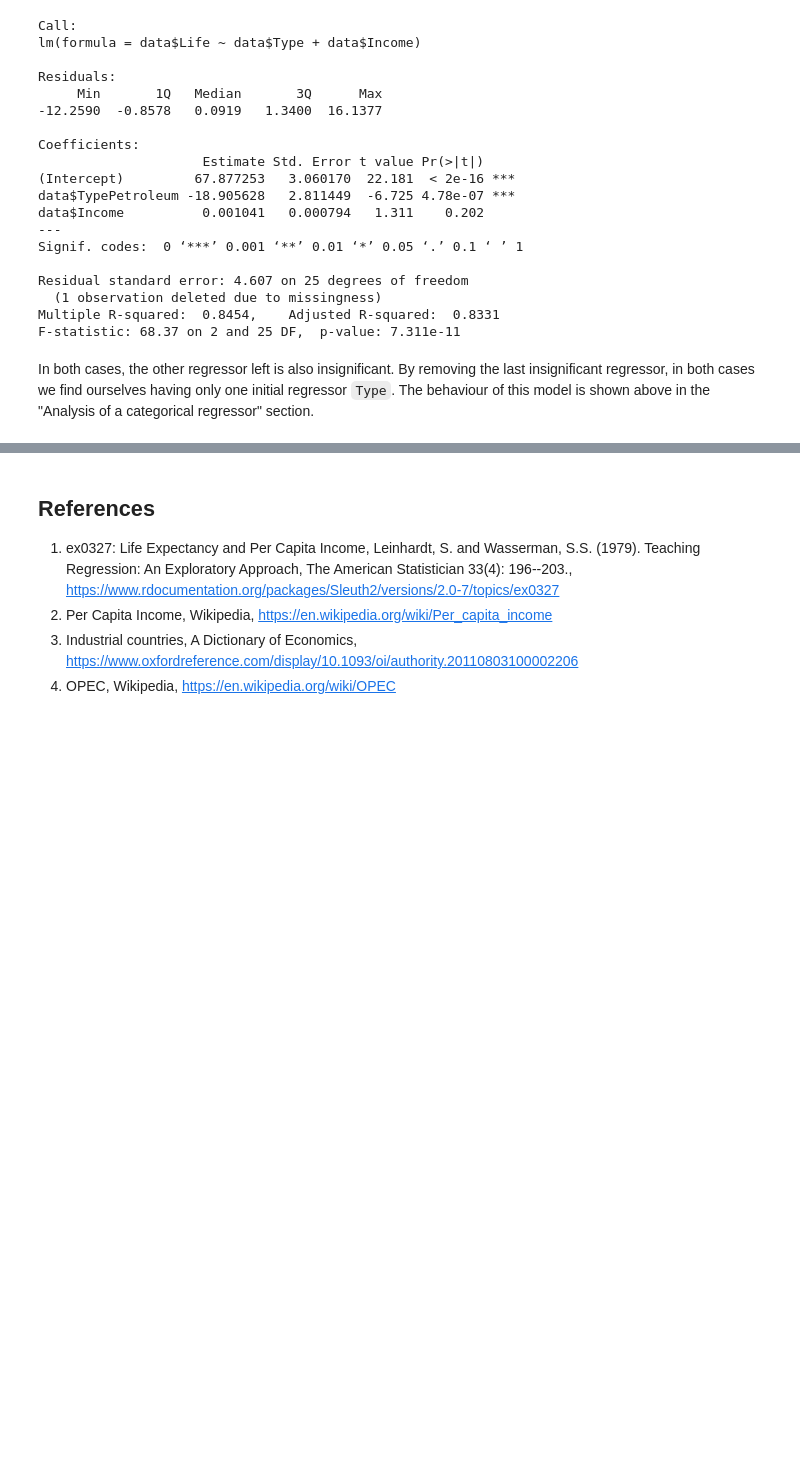
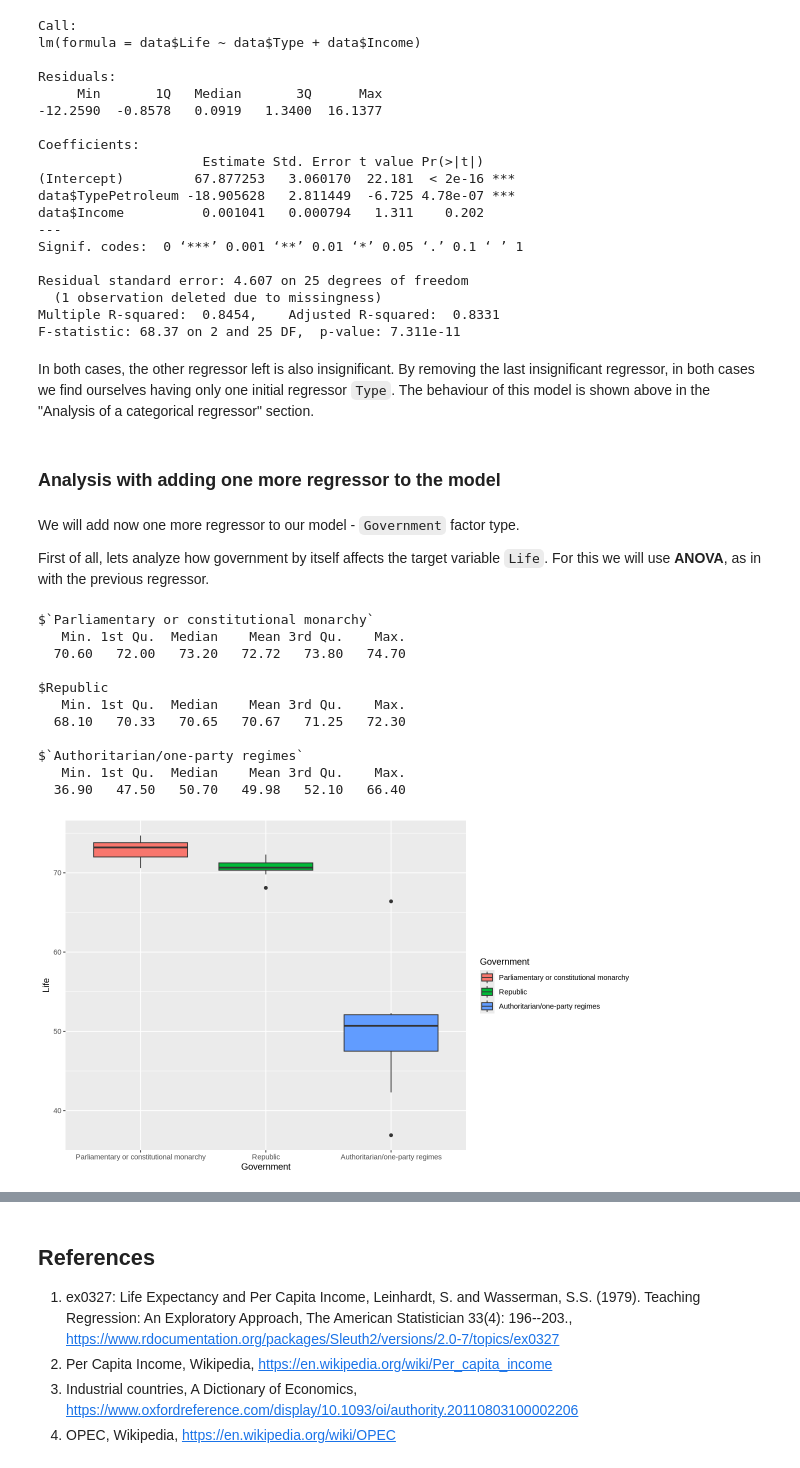
Before and after one commit to nickobard/eurostat-datasets-analysis, a Jupyter notebook: sem-2/semestral-work.ipynb, the cells around one changed output, grey strips where cells are left out. Drawn from its saved outputs; the diff is of its cells as text; code cells hidden in the pictures; blank space fills up the shorter version.

```diff
--- a/sem-2/semestral-work.ipynb
+++ b/sem-2/semestral-work.ipynb
@@ -362,3 +377,9 @@ Multiple R-squared:  0.8454,    Adjusted R-squared:  0.8331
 F-statistic: 68.37 on 2 and 25 DF,  p-value: 7.311e-11
 # %% [markdown]
 In both cases, the other regressor left is also insignificant. By removing the last insignificant regressor, in both cases we find ourselves having only one initial regressor `Type`. The behaviour of this model is shown above in the "Analysis of a categorical regressor" section.
+# %% [markdown]
+### Analysis with adding one more regressor to the model
+# %% [markdown]
+We will add now one more regressor to our model - `Government` factor type.
+
+First of all, lets analyze how government by itself affects the target variable `Life`. For this we will use **ANOVA**, as in with the previous regressor.
@@ -364,0 +388,17 @@ In both cases, the other regressor left is also insignificant. By removing the l
+# %%
+tapply(Life, Government, summary) # split the data$Life in groups by data$Type values and apply summary on it
+ggplot(clean_data, aes(x=Government, y=Life, fill=Government)) +
+  geom_boxplot()
+# %% [output]
+$`Parliamentary or constitutional monarchy`
+   Min. 1st Qu.  Median    Mean 3rd Qu.    Max.
+  70.60   72.00   73.20   72.72   73.80   74.70
+
+$Republic
+   Min. 1st Qu.  Median    Mean 3rd Qu.    Max.
+  68.10   70.33   70.65   70.67   71.25   72.30
+
+$`Authoritarian/one-party regimes`
+   Min. 1st Qu.  Median    Mean 3rd Qu.    Max.
+  36.90   47.50   50.70   49.98   52.10   66.40
+[figure, added]
```
Also changed, not shown: parts of 19 cells of this notebook.
